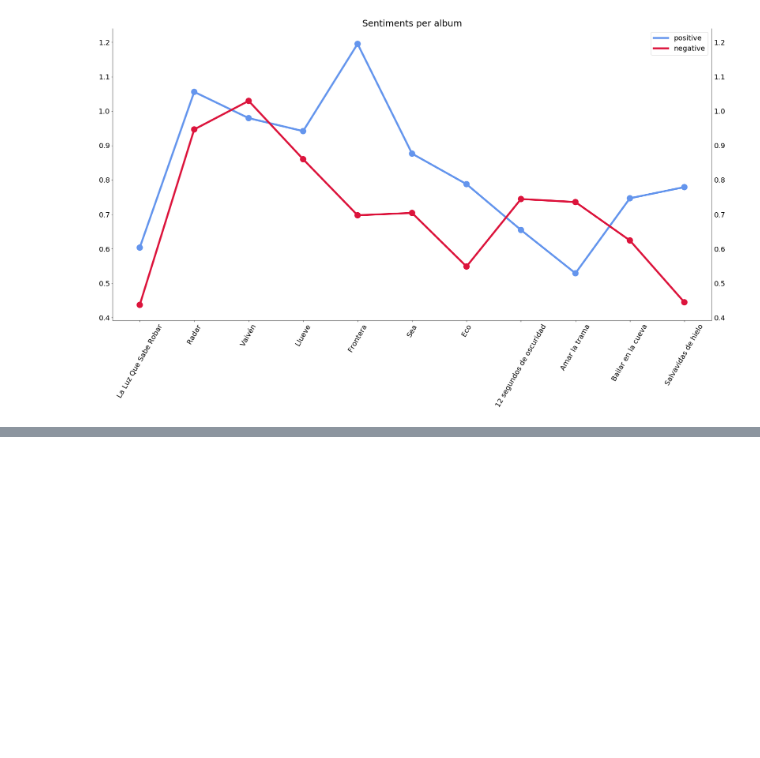
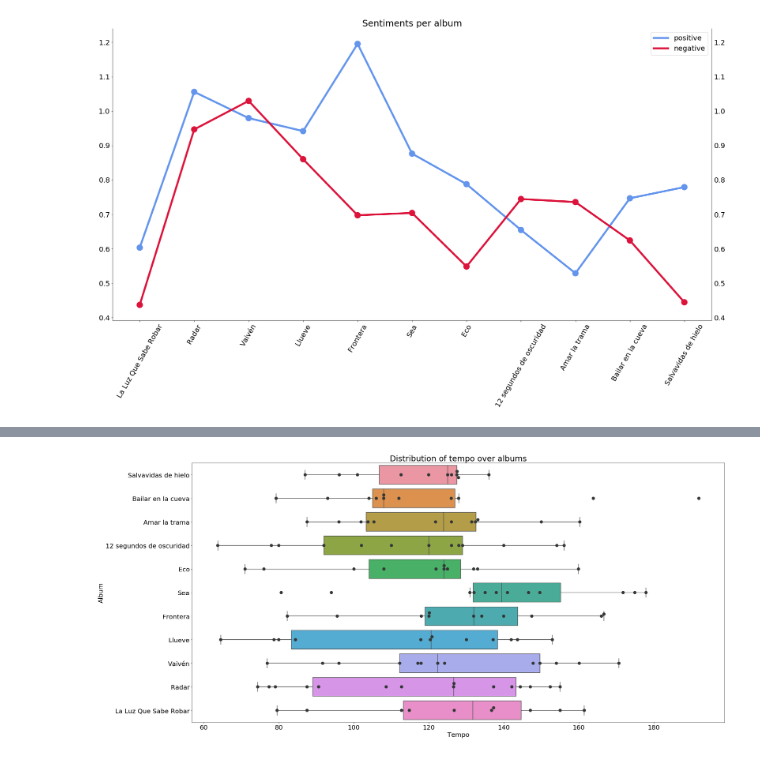
Before and after one commit to alexing/datadata, a Jupyter notebook: drexler_data_exploration.ipynb, the cells around one changed output, grey strips where cells are left out. Cells and saved outputs as stored; diff of their text form; code cells hidden in the pictures; blank space fills up the shorter version.

Commit message:
Added spotify graphs and gloom_index

```diff
--- a/drexler_data_exploration.ipynb
+++ b/drexler_data_exploration.ipynb
@@ -816,6 +817,13 @@ plt.show();
 # %% [output]
 [figure]
 # %%
+albums_ordered_by_year = [
+    'La Luz Que Sabe Robar', 'Radar', 'Vaivén',
+    'Llueve', 'Frontera', 'Sea',
+    'Eco', '12 segundos de oscuridad','Amar la trama',
+    'Bailar en la cueva', 'Salvavidas de hielo'
+]
+
 ROWS = 5
 COLS = 2
 cols_to_iterate = albums_ordered_by_year
@@ -867,3 +875,7 @@ ax.legend(handles=ax.lines[::len(albums_by_emotion)+1], labels=sentiments, prop=
 plt.show();
 # %% [output]
 [figure]
+# %%
+spoti_df = df[['name', 'album', 'acousticness', 'danceability', 'energy', 'key', 'tempo',
+       'time_signature', 'valence', 'mode']]
+spoti_df[df['time_signature']==5]
@@ -869,0 +886,2 @@ plt.show();
+# %%
+spoti_df.loc[5, 'time_signature'] = 3.0
@@ -869,0 +900,2 @@ plt.show();
+# %%
+spoti_df.loc[77, 'time_signature'] = 3.0
@@ -869,0 +944,14 @@ plt.show();
+# %%
+fig, ax = plt.subplots(figsize=(30,15))
+ax = sns.boxplot(x="tempo", y="album", data=spoti_df, orient='h')
+ax = sns.swarmplot(x="tempo", y="album", data=spoti_df, orient='h', size=10, color="xkcd:charcoal")
+plt.xlabel('Tempo', fontsize=20)
+plt.ylabel('Album', fontsize=20)
+plt.title('Distribution of tempo over albums', fontsize=25)
+for tick in ax.xaxis.get_major_ticks():
+    tick.label.set_fontsize(20)
+for tick in ax.yaxis.get_major_ticks():
+    tick.label.set_fontsize(20)
+plt.plot();
+# %% [output]
+[figure, added]
```
Also changed, not shown: parts of 39 cells of this notebook.
